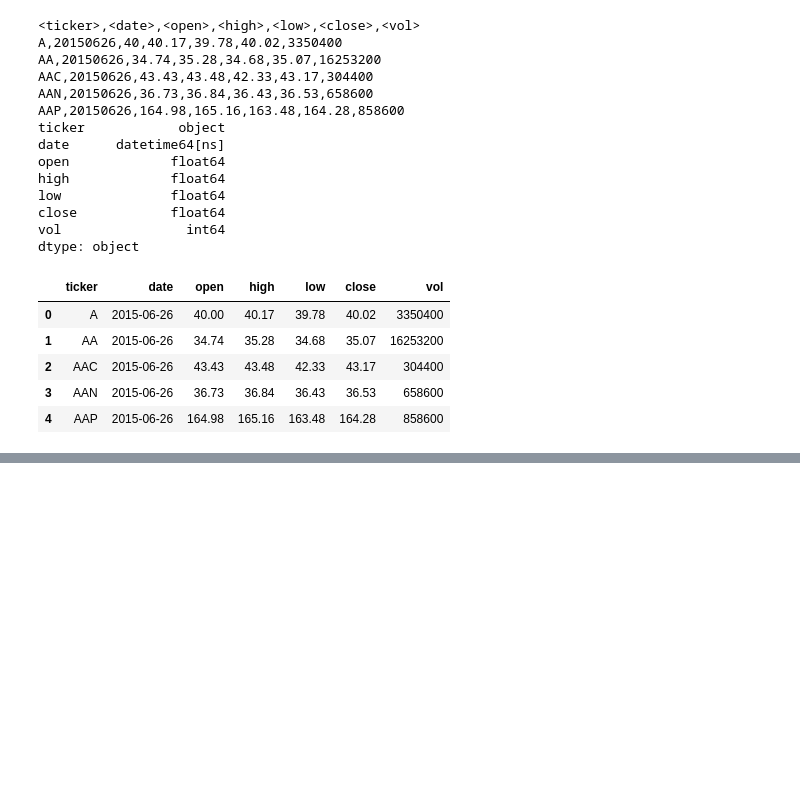
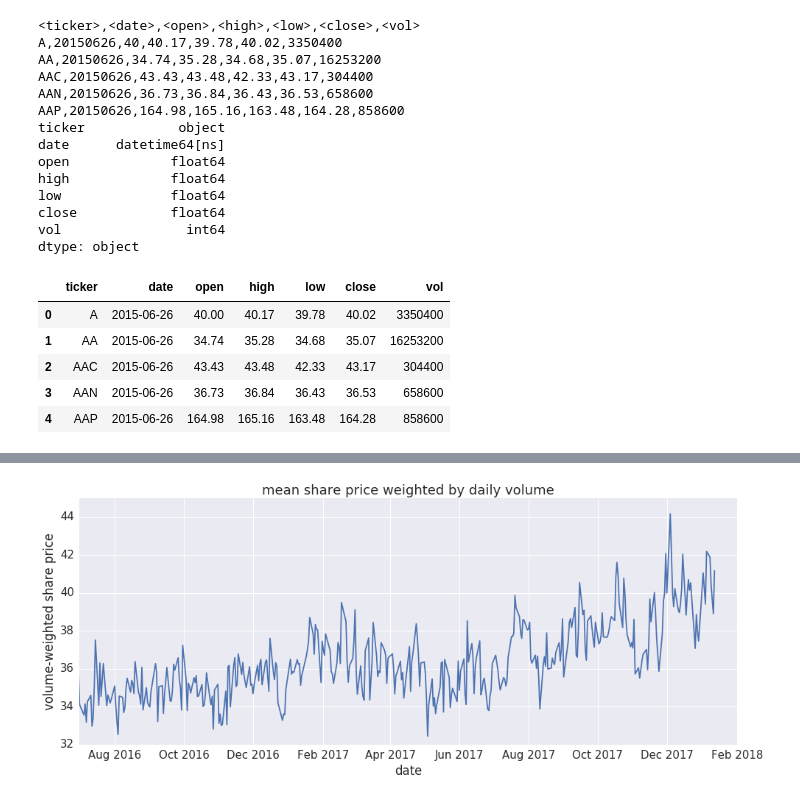
Before and after one commit to joehahn/tf-text-classification-demo, a Jupyter notebook: inspect_stock_data.ipynb, the cells around one changed output, grey strips where cells are left out. Saved outputs shown, nothing was run; the diff lists cells and outputs as text; code cells hidden in the pictures; blank space fills up the shorter version.

```diff
--- a/inspect_stock_data.ipynb
+++ b/inspect_stock_data.ipynb
@@ -87,0 +97,26 @@ data.tail()
+# %%
+#compute volume-weighted share price versus date
+def volume_weighted_share_price(record):
+    vwsp = None
+    cv = record['close']*record['vol']
+    v_total = record['vol'].sum()
+    if (v_total > 0.0):
+        #vwsp = np.sqrt((cv**2).sum())/v_total
+        vwsp = cv.sum()/v_total
+    return vwsp
+vwsp = data.groupby('date').apply(volume_weighted_share_price)
+# %%
+#plot volume-weighted share price vs date
+fig, ax = plt.subplots(figsize=(16, 6))
+idx = (vwsp > 0)
+xp = vwsp[idx].index
+yp = vwsp[idx].values
+p = ax.plot(xp, yp, linestyle='-')
+ax.set_title('mean share price weighted by daily volume')
+ax.set_xlabel('date')
+ax.set_ylabel('volume-weighted share price')
+ax.set_ylim(32, 45)
+ax.set_xlim('2016-07-01', '2018-02-01')
+plt.savefig('figs/vwsp.png')
+# %% [output]
+[figure, added]
```
Also changed, not shown: parts of 5 cells of this notebook, 2 other files.
